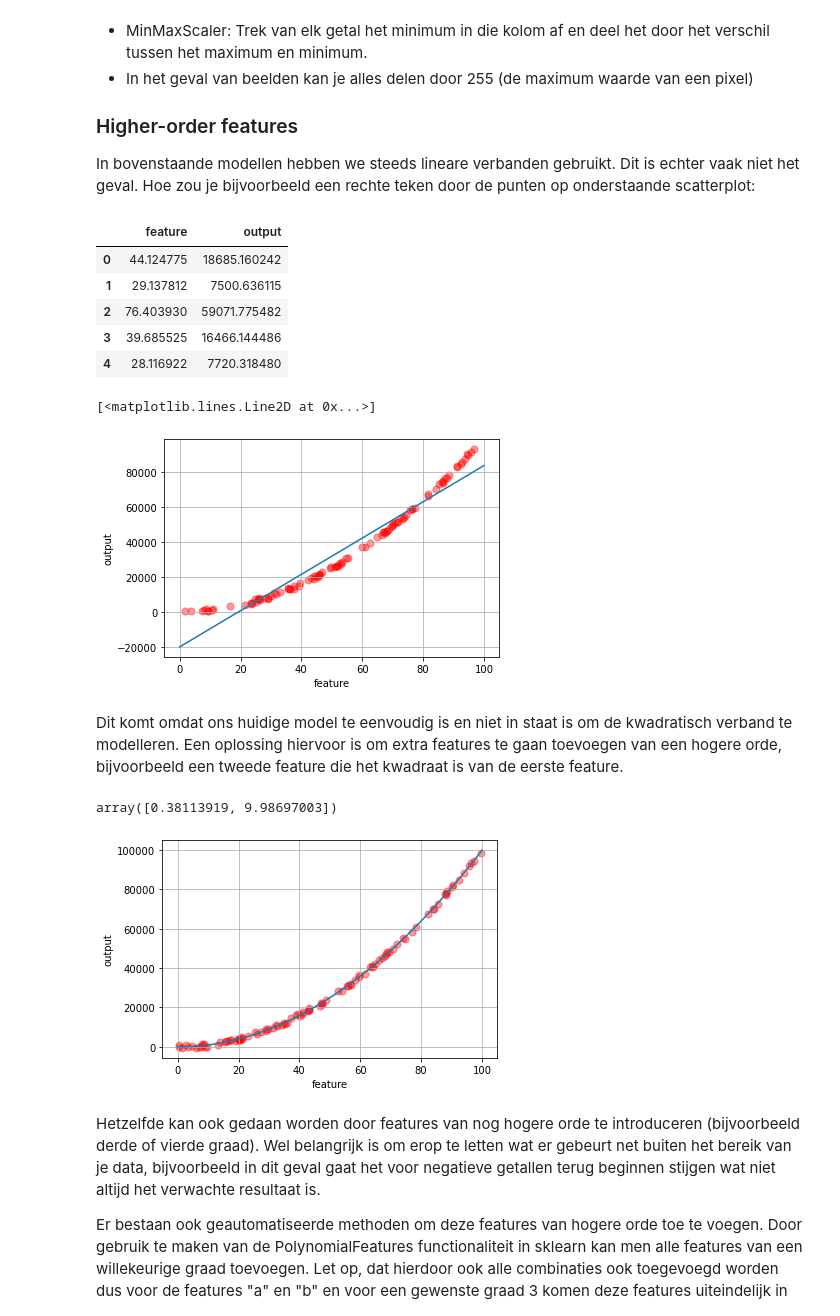
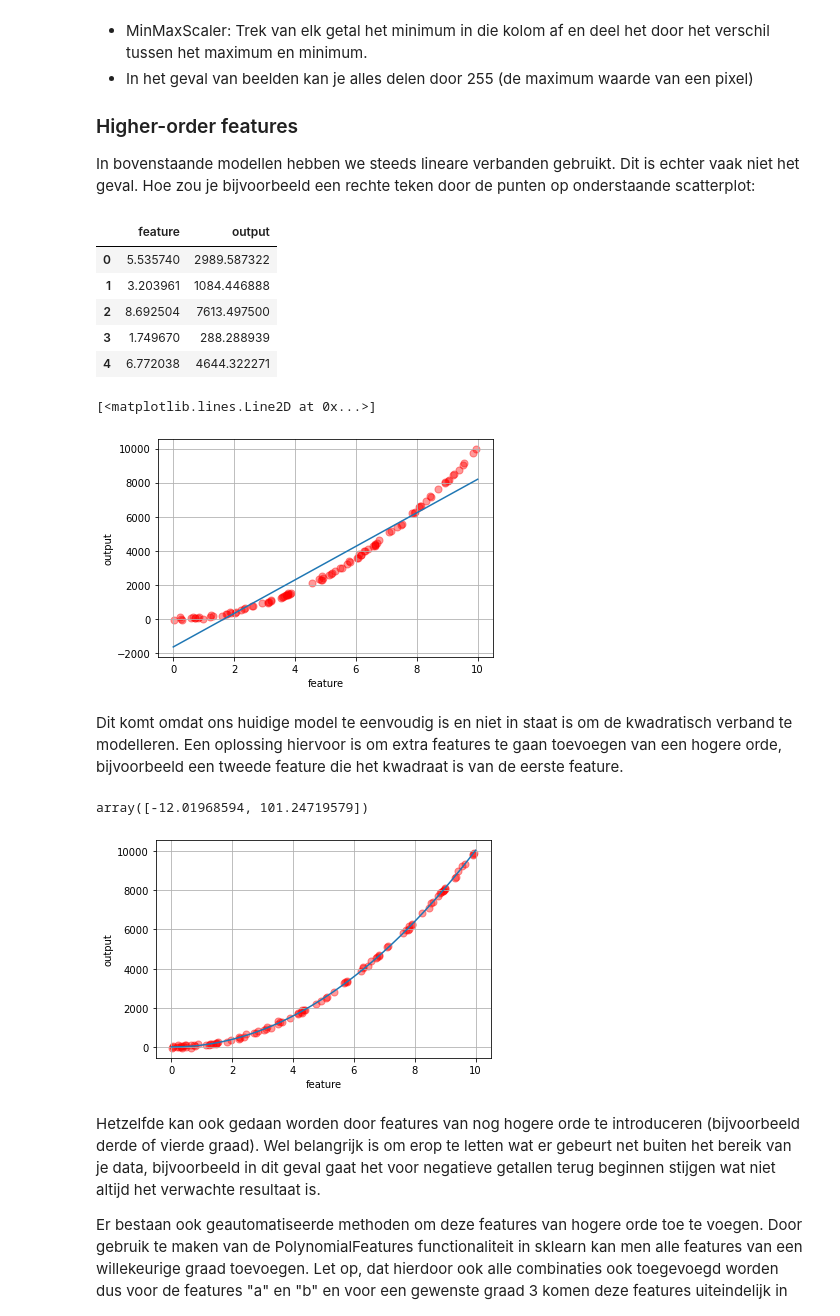
Before and after one commit to OdiseeDataScience2122/Leerstof_2122, a Jupyter notebook: 05_Regression/LinearRegression.ipynb, the cells around one changed output. Cells and saved outputs as stored; diff of their text form; code cells hidden in the pictures.

Commit message:
les 3 lineaire regressie

```diff
--- a/05_Regression/LinearRegression.ipynb
+++ b/05_Regression/LinearRegression.ipynb
@@ -298,8 +328,17 @@ data_3.head()
 # %%
 model = LinearRegression()
 # code dient om de y-kolom af te splitsen en de laatste 100 waarden te negeren
-model.fit(data_3[:-100].drop(["y"], axis=1), data_3.y[:-100])
+# splitsen van data meestal 20 tot 30% van de data
+# hoe meer data beschikbaar is hoe hoger dat percentage mag zijn
+X=data_3[:-100].drop(["y"], axis=1)
+X_test = data_3[-100:].drop(["y"], axis=1)
+y=data_3.y[:-100]
+y_test = data_3.y[-100:]
+# model opbouwen
+model.fit(X, y)
+# wat is w1 tot wn
 display(model.coef_)
+# wat is w0
 display(model.intercept_)
-predictions_3 = model.predict(data_3[-100:].drop(["y"], axis=1))
+model.score(X_test, y_test)
 # %% [output]
@@ -312,7 +352,9 @@ Het target mag niet mee gebruikt worden voor als feature, anders gaat je model g
 Dit afsplitsen kan gebeuren door je de kolom met de targets eens te droppen en eens te selecteren, bijvoorbeeld:
 # %%
 y = data_3["y"]
-X = data_3.drop(["y"], axis=1) # met hoofdletter omdat we meerdere features hebben dus is X een matrix en geen array
+y = data_3.y
+X = data_3.drop("y", axis=1) # met hoofdletter omdat we meerdere features hebben dus is X een matrix en geen array
+X = data_3[["x_0", "x_1", "x_2"]]
 
 # andere mogelijkheid is om de positie van de kolom te gebruiken:
 features = list(data_3.columns[1:])
@@ -341,6 +383,9 @@ Enkel in het geval van tijdreeksen kan dit voor problemen zorgen om dat daar net
 Let er ook op dat je met het argument random_state de random number generator kan instellen voor het shuffelen reproduceerbaar te maken.
 # %%
 X_train, X_test, y_train, y_test = train_test_split(X, y, test_size=0.33, shuffle=True)
+
+model.fit(X, y)
+predictions_3 = model.predict(X_test)
 # %% [markdown]
 ## Evaluatie van het model
 
@@ -426,48 +474,50 @@ In bovenstaande modellen hebben we steeds lineare verbanden gebruikt.
 Dit is echter vaak niet het geval.
 Hoe zou je bijvoorbeeld een rechte teken door de punten op onderstaande scatterplot:
 # %%
+# w0 + w1 * x^2 + ruis
 def generate_data_square_feature(a, b, xmin, xmax, N, noise):
     x = np.random.uniform(low=xmin, high=xmax, size=(N,))
     y = [a*i**2+b + np.random.uniform(low = -noise, high=noise) for i in x]
 
     return pd.DataFrame({"feature": x, "output":y})
 
-data_square = generate_data_square_feature(10, 10, 0, 100, 100, 1000)
+data_square = generate_data_square_feature(100, 10, 0, 10, 100, 100)
 display(data_square.head())
 data_square.plot(kind='scatter',x='feature',y='output',grid=True,s=50,color='red', alpha=0.4)
 
 model = LinearRegression()
 model.fit(pd.DataFrame(data_square.feature), data_square.output)
-x_predicts = np.linspace(0,100,100)
+x_predicts = np.linspace(0,10,10)
 predicts = model.predict(x_predicts.reshape(-1, 1))
 plt.plot(x_predicts, predicts)
 # %% [output]
 |  | feature | output |
-| 0 | 44.124775 | 18685.160242 |
-| 1 | 29.137812 | 7500.636115 |
-| 2 | 76.403930 | 59071.775482 |
-| 3 | 39.685525 | 16466.144486 |
-| 4 | 28.116922 | 7720.318480 |
+| 0 | 5.535740 | 2989.587322 |
+| 1 | 3.203961 | 1084.446888 |
+| 2 | 8.692504 | 7613.497500 |
+| 3 | 1.749670 | 288.288939 |
+| 4 | 6.772038 | 4644.322271 |
 [<matplotlib.lines.Line2D at 0x...>]
-[figure, old version]
+[figure, new version]
 # %% [markdown]
 Dit komt omdat ons huidige model te eenvoudig is en niet in staat is om de kwadratisch verband te modelleren.
 Een oplossing hiervoor is om extra features te gaan toevoegen van een hogere orde, bijvoorbeeld een tweede feature die het kwadraat is van de eerste feature.
 # %%
+# voeg kwadratische toe (behoud lineaire)
 data_square["x2"] = data_square.feature**2
 
 data_square.plot(kind='scatter',x='feature',y='output',grid=True,s=50,color='red', alpha=0.4)
 
 model = LinearRegression()
 model.fit(data_square[["feature","x2"]], data_square.output)
-x_predicts = np.linspace(0,100, 100)
+x_predicts = np.linspace(0,10, 100)
 x_predicts = np.array([x_predicts, x_predicts**2]).T
 predicts = model.predict(x_predicts)
 plt.plot(x_predicts[:,0], predicts)
 display(model.coef_)
 # %% [output]
-array([0.38113919, 9.98697003])
+array([-12.01968594, 101.24719579])
-[figure, old version]
+[figure, new version]
 # %% [markdown]
 Hetzelfde kan ook gedaan worden door features van nog hogere orde te introduceren (bijvoorbeeld derde of vierde graad).
 Wel belangrijk is om erop te letten wat er gebeurt net buiten het bereik van je data, bijvoorbeeld in dit geval gaat het voor negatieve getallen terug beginnen stijgen wat niet altijd het verwachte resultaat is.
```
Also changed, not shown: parts of 20 cells of this notebook, 2 other files.
